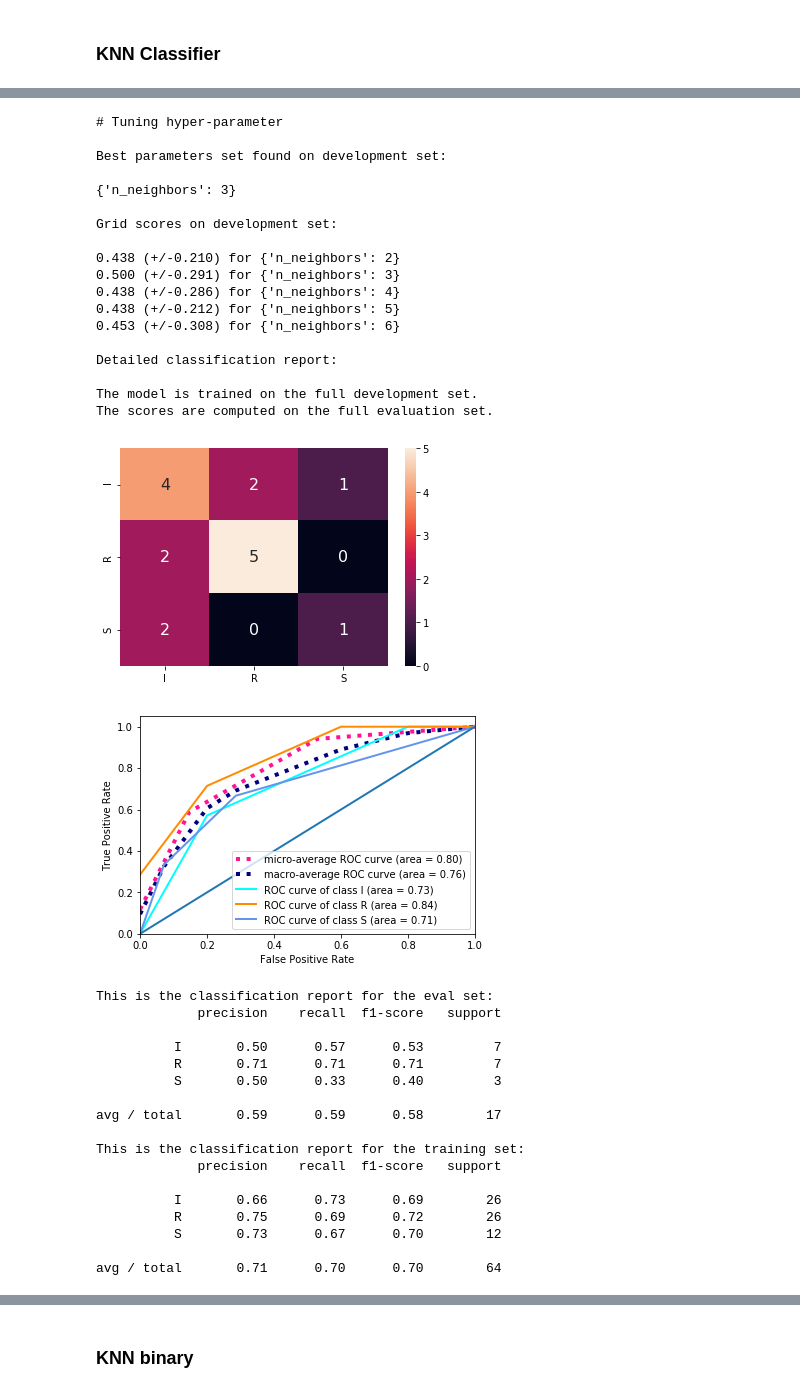
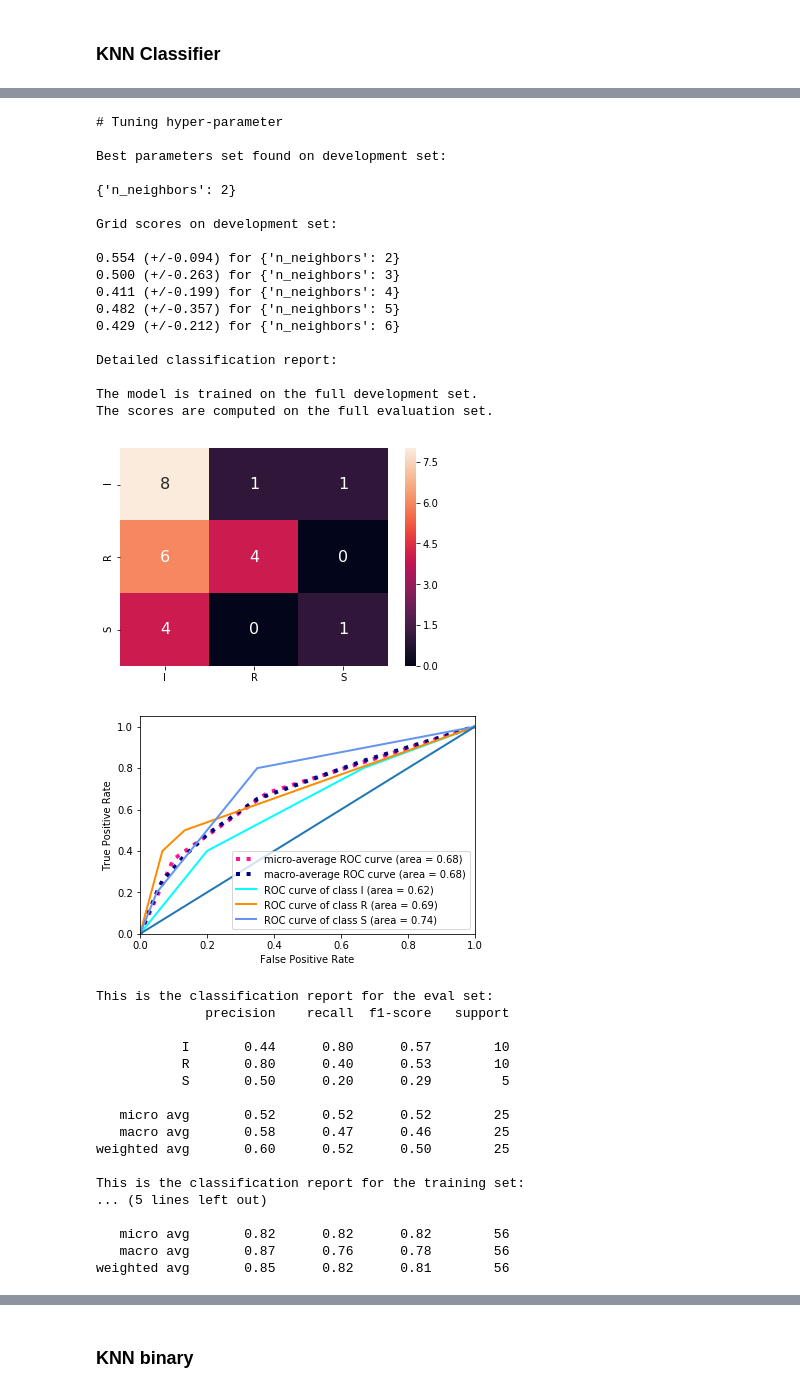
Before and after one commit to annamerk/crmo-diagnosis-using-mri, a Jupyter notebook: inception/Inception CNN retraining.ipynb, the cells around one changed output, grey strips where cells are left out. Cells and saved outputs as stored; diff of their text form; code cells hidden in the pictures.

```diff
--- a/inception/Inception CNN retraining.ipynb
+++ b/inception/Inception CNN retraining.ipynb
@@ -123,42 +136,41 @@ avg / total       0.85      0.83      0.82        64
 # %%
-# after stratifying
-knn_model = train_knn(X_reduced_aug, y_reduced_aug, multiclass=True, cv=7, test_size=0.2)
+knn_model = train_knn(X_reduced_aug, y_reduced_aug, multiclass=True, cv=5, test_size=0.3)
 pickle.dump(knn_model, open("knn_model.pkl", "wb"))
 # %% [output]
 # Tuning hyper-parameter
 
 Best parameters set found on development set:
 
-{'n_neighbors': 3}
+{'n_neighbors': 2}
 
 Grid scores on development set:
 
-0.438 (+/-0.210) for {'n_neighbors': 2}
-0.500 (+/-0.291) for {'n_neighbors': 3}
-0.438 (+/-0.286) for {'n_neighbors': 4}
-0.438 (+/-0.212) for {'n_neighbors': 5}
-0.453 (+/-0.308) for {'n_neighbors': 6}
+0.554 (+/-0.094) for {'n_neighbors': 2}
+0.500 (+/-0.263) for {'n_neighbors': 3}
+0.411 (+/-0.199) for {'n_neighbors': 4}
+0.482 (+/-0.357) for {'n_neighbors': 5}
+0.429 (+/-0.212) for {'n_neighbors': 6}
 
 Detailed classification report:
 
 The model is trained on the full development set.
 The scores are computed on the full evaluation set.
-[figure, old version]
+[figure, new version]
-[figure, old version]
+[figure, new version]
 This is the classification report for the eval set:
-             precision    recall  f1-score   support
+              precision    recall  f1-score   support
 
-          I       0.50      0.57      0.53         7
-          R       0.71      0.71      0.71         7
-          S       0.50      0.33      0.40         3
+           I       0.44      0.80      0.57        10
+           R       0.80      0.40      0.53        10
+           S       0.50      0.20      0.29         5
 
-avg / total       0.59      0.59      0.58        17
+   micro avg       0.52      0.52      0.52        25
+   macro avg       0.58      0.47      0.46        25
+weighted avg       0.60      0.52      0.50        25
 
 This is the classification report for the training set:
-             precision    recall  f1-score   support
+... (5 lines left out)
 
-          I       0.66      0.73      0.69        26
-          R       0.75      0.69      0.72        26
-          S       0.73      0.67      0.70        12
-
-avg / total       0.71      0.70      0.70        64
+   micro avg       0.82      0.82      0.82        56
+   macro avg       0.87      0.76      0.78        56
+weighted avg       0.85      0.82      0.81        56
```
Also changed, not shown: parts of 32 cells of this notebook, 29 other files.
